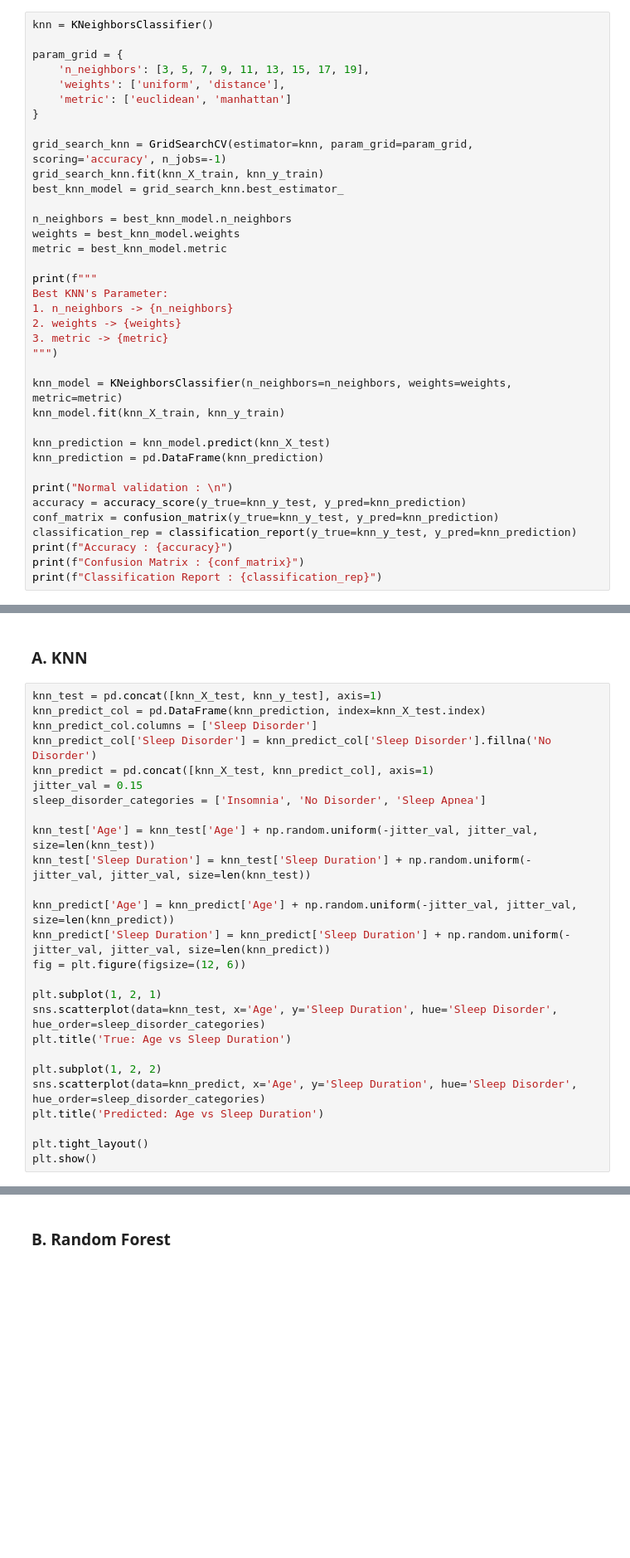
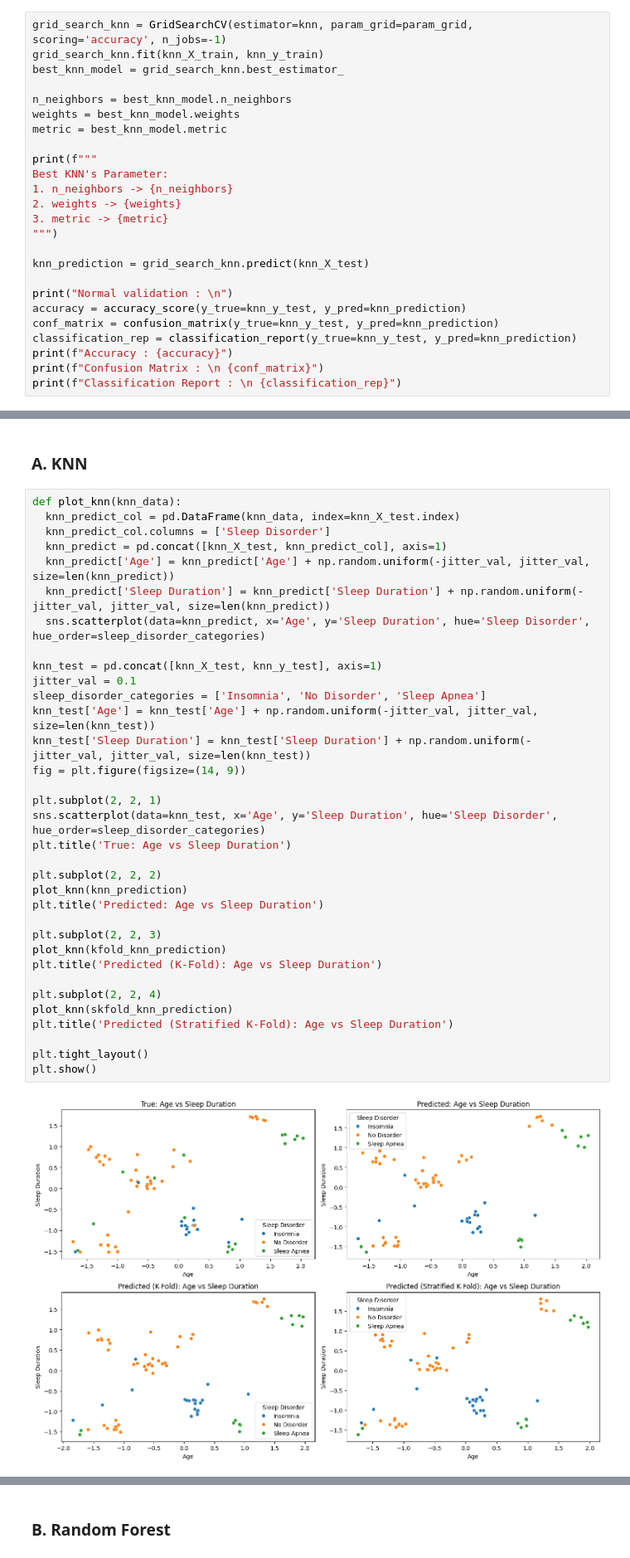
Before and after one commit to LCoder-FILE/TK_MachLearn, a Jupyter notebook: UTS/Code/main.ipynb, the cells around one changed output, grey strips where cells are left out. Shown at 83% size. Cells and saved outputs as stored; diff of their text form; blank space fills up the shorter version.

```diff
--- a/UTS/Code/main.ipynb
+++ b/UTS/Code/main.ipynb
@@ -583,14 +613,6 @@ Training dengan model KNN dapat dilihat sebagai berikut:
 
 ### 1. Normal
 # %%
-knn = KNeighborsClassifier()
-
-param_grid = {
-    'n_neighbors': [3, 5, 7, 9, 11, 13, 15, 17, 19],
-    'weights': ['uniform', 'distance'],
-    'metric': ['euclidean', 'manhattan']
-}
-
 grid_search_knn = GridSearchCV(estimator=knn, param_grid=param_grid, scoring='accuracy', n_jobs=-1)
 grid_search_knn.fit(knn_X_train, knn_y_train)
 best_knn_model = grid_search_knn.best_estimator_
@@ -606,19 +628,15 @@ Best KNN's Parameter:
 3. metric -> {metric}
 """)
 
-knn_model = KNeighborsClassifier(n_neighbors=n_neighbors, weights=weights, metric=metric)
-knn_model.fit(knn_X_train, knn_y_train)
-
-knn_prediction = knn_model.predict(knn_X_test)
-knn_prediction = pd.DataFrame(knn_prediction)
+knn_prediction = grid_search_knn.predict(knn_X_test)
 
 print("Normal validation : \n")
 accuracy = accuracy_score(y_true=knn_y_test, y_pred=knn_prediction)
 conf_matrix = confusion_matrix(y_true=knn_y_test, y_pred=knn_prediction)
 classification_rep = classification_report(y_true=knn_y_test, y_pred=knn_prediction)
 print(f"Accuracy : {accuracy}")
-print(f"Confusion Matrix : {conf_matrix}")
-print(f"Classification Report : {classification_rep}")
+print(f"Confusion Matrix : \n {conf_matrix}")
+print(f"Classification Report : \n {classification_rep}")
 # %% [output]
 Best KNN's Parameter:
 1. n_neighbors -> 7
@@ -1464,28 +1445,38 @@ print(classification_report(y_pred=xgboost_prediction, y_true=y_test))
 # %% [markdown]
 ### A. KNN
 # %%
+def plot_knn(knn_data):
+  knn_predict_col = pd.DataFrame(knn_data, index=knn_X_test.index)
+  knn_predict_col.columns = ['Sleep Disorder']
+  knn_predict = pd.concat([knn_X_test, knn_predict_col], axis=1)
+  knn_predict['Age'] = knn_predict['Age'] + np.random.uniform(-jitter_val, jitter_val, size=len(knn_predict))
+  knn_predict['Sleep Duration'] = knn_predict['Sleep Duration'] + np.random.uniform(-jitter_val, jitter_val, size=len(knn_predict))
+  sns.scatterplot(data=knn_predict, x='Age', y='Sleep Duration', hue='Sleep Disorder', hue_order=sleep_disorder_categories)
+
 knn_test = pd.concat([knn_X_test, knn_y_test], axis=1)
-knn_predict_col = pd.DataFrame(knn_prediction, index=knn_X_test.index)
-knn_predict_col.columns = ['Sleep Disorder']
-knn_predict_col['Sleep Disorder'] = knn_predict_col['Sleep Disorder'].fillna('No Disorder')
-knn_predict = pd.concat([knn_X_test, knn_predict_col], axis=1)
-jitter_val = 0.15
+jitter_val = 0.1
 sleep_disorder_categories = ['Insomnia', 'No Disorder', 'Sleep Apnea']
-
 knn_test['Age'] = knn_test['Age'] + np.random.uniform(-jitter_val, jitter_val, size=len(knn_test))
 knn_test['Sleep Duration'] = knn_test['Sleep Duration'] + np.random.uniform(-jitter_val, jitter_val, size=len(knn_test))
+fig = plt.figure(figsize=(14, 9))
 
-knn_predict['Age'] = knn_predict['Age'] + np.random.uniform(-jitter_val, jitter_val, size=len(knn_predict))
-knn_predict['Sleep Duration'] = knn_predict['Sleep Duration'] + np.random.uniform(-jitter_val, jitter_val, size=len(knn_predict))
-fig = plt.figure(figsize=(12, 6))
-
-plt.subplot(1, 2, 1)
+plt.subplot(2, 2, 1)
 sns.scatterplot(data=knn_test, x='Age', y='Sleep Duration', hue='Sleep Disorder', hue_order=sleep_disorder_categories)
 plt.title('True: Age vs Sleep Duration')
 
-plt.subplot(1, 2, 2)
-sns.scatterplot(data=knn_predict, x='Age', y='Sleep Duration', hue='Sleep Disorder', hue_order=sleep_disorder_categories)
+plt.subplot(2, 2, 2)
+plot_knn(knn_prediction)
 plt.title('Predicted: Age vs Sleep Duration')
+
+plt.subplot(2, 2, 3)
+plot_knn(kfold_knn_prediction)
+plt.title('Predicted (K-Fold): Age vs Sleep Duration')
+
+plt.subplot(2, 2, 4)
+plot_knn(skfold_knn_prediction)
+plt.title('Predicted (Stratified K-Fold): Age vs Sleep Duration')
 
 plt.tight_layout()
 plt.show()
+# %% [output]
+[figure, added]
```
Also changed, not shown: parts of 49 cells of this notebook.
